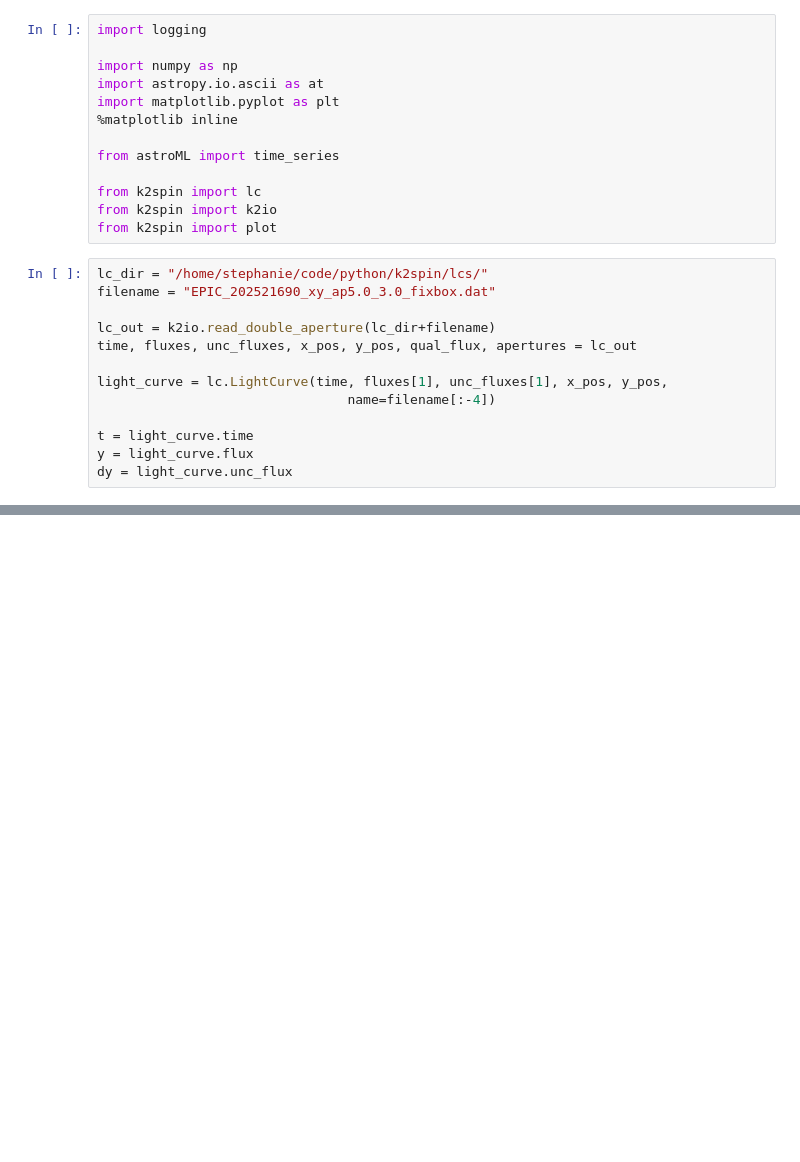
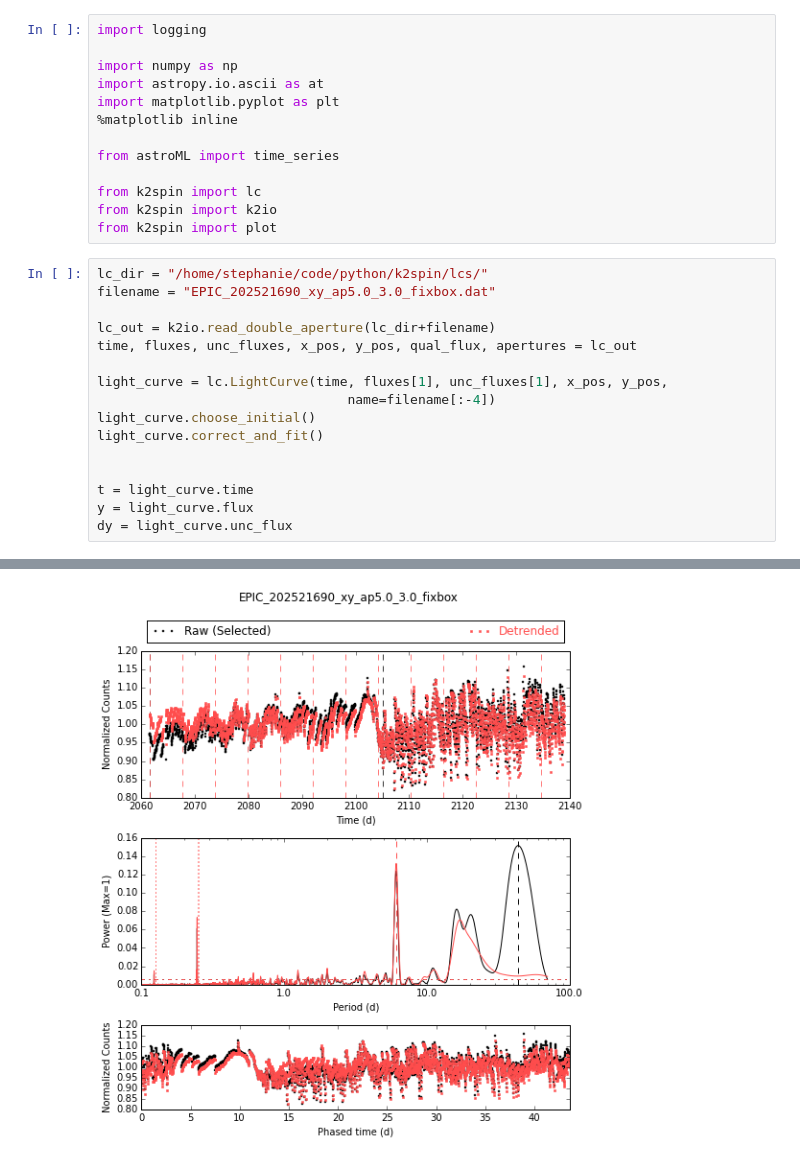
Before and after one commit to stephtdouglas/k2spin, a Jupyter notebook: acf.ipynb, the cells around one changed output, grey strips where cells are left out. Saved outputs shown, nothing was run; the diff lists cells and outputs as text; blank space fills up the shorter version.

Commit message:
tested on corrected lc too

```diff
--- a/acf.ipynb
+++ b/acf.ipynb
@@ -20,7 +20,11 @@ time, fluxes, unc_fluxes, x_pos, y_pos, qual_flux, apertures = lc_out
 
 light_curve = lc.LightCurve(time, fluxes[1], unc_fluxes[1], x_pos, y_pos,
                                 name=filename[:-4])
+light_curve.choose_initial()
+light_curve.correct_and_fit()
+
 
 t = light_curve.time
 y = light_curve.flux
 dy = light_curve.unc_flux
+# %% [output]
@@ -26,0 +32 @@ dy = light_curve.unc_flux
+[figure, added]
```
Also changed, not shown: parts of 7 cells of this notebook.
